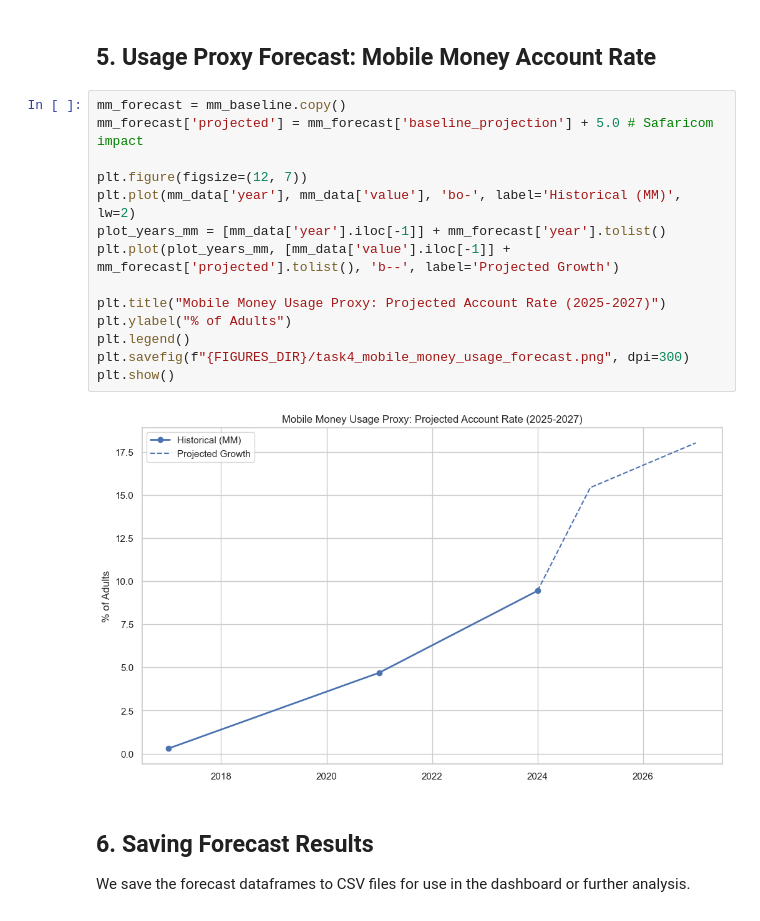
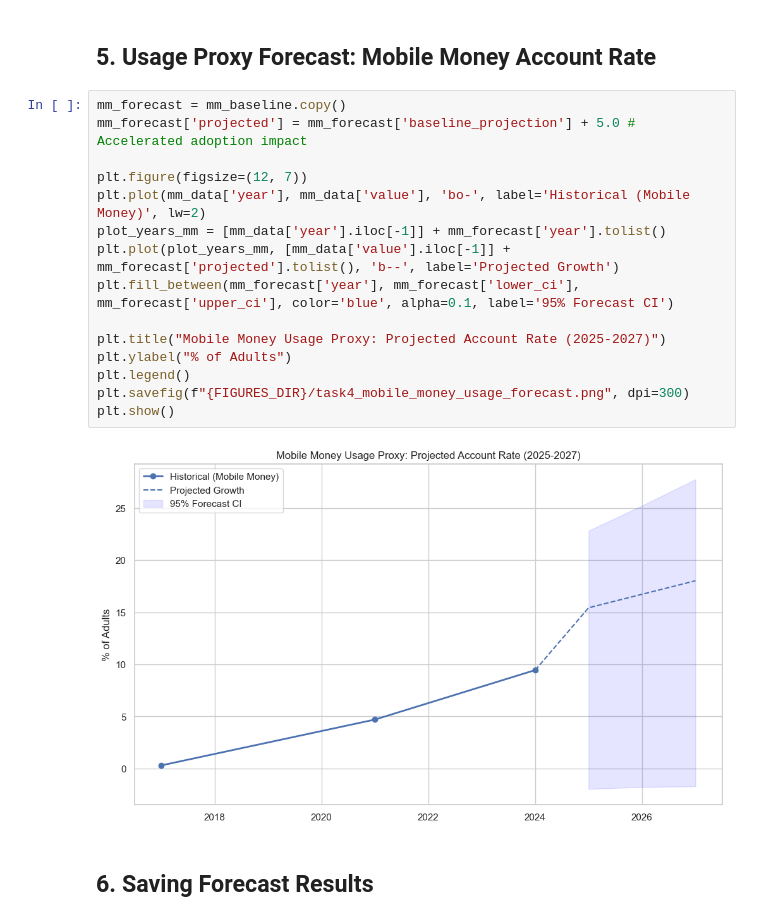
Before and after one commit to Leul4ever/Ethio-Finance-forecast, a Jupyter notebook: notebooks/task_4_forecasting.ipynb, the cells around one changed output. Cells and saved outputs as stored; diff of their text form.

```diff
--- a/notebooks/task_4_forecasting.ipynb
+++ b/notebooks/task_4_forecasting.ipynb
@@ -137,22 +145,21 @@ plt.show()
 # %% [markdown]
 ## 5. Usage Proxy Forecast: Mobile Money Account Rate
-# %%
-mm_forecast = mm_baseline.copy()
-mm_forecast['projected'] = mm_forecast['baseline_projection'] + 5.0 # Safaricom impact
-
-plt.figure(figsize=(12, 7))
-plt.plot(mm_data['year'], mm_data['value'], 'bo-', label='Historical (MM)', lw=2)
-plot_years_mm = [mm_data['year'].iloc[-1]] + mm_forecast['year'].tolist()
-plt.plot(plot_years_mm, [mm_data['value'].iloc[-1]] + mm_forecast['projected'].tolist(), 'b--', label='Projected Growth')
-
-plt.title("Mobile Money Usage Proxy: Projected Account Rate (2025-2027)")
-plt.ylabel("% of Adults")
-plt.legend()
-plt.savefig(f"{FIGURES_DIR}/task4_mobile_money_usage_forecast.png", dpi=300)
-plt.show()
-# %% [output]
-[figure, removed]
+# %%
+mm_forecast = mm_baseline.copy()
+mm_forecast['projected'] = mm_forecast['baseline_projection'] + 5.0 # Accelerated adoption impact
+
+plt.figure(figsize=(12, 7))
+plt.plot(mm_data['year'], mm_data['value'], 'bo-', label='Historical (Mobile Money)', lw=2)
+plot_years_mm = [mm_data['year'].iloc[-1]] + mm_forecast['year'].tolist()
+plt.plot(plot_years_mm, [mm_data['value'].iloc[-1]] + mm_forecast['projected'].tolist(), 'b--', label='Projected Growth')
+plt.fill_between(mm_forecast['year'], mm_forecast['lower_ci'], mm_forecast['upper_ci'], color='blue', alpha=0.1, label='95% Forecast CI')
+
+plt.title("Mobile Money Usage Proxy: Projected Account Rate (2025-2027)")
+plt.ylabel("% of Adults")
+plt.legend()
+plt.savefig(f"{FIGURES_DIR}/task4_mobile_money_usage_forecast.png", dpi=300)
+plt.show()
+# %% [output]
+[figure, added]
 # %% [markdown]
 ## 6. Saving Forecast Results
-
-We save the forecast dataframes to CSV files for use in the dashboard or further analysis.
```
Also changed, not shown: parts of 13 cells of this notebook, 3 other files.
